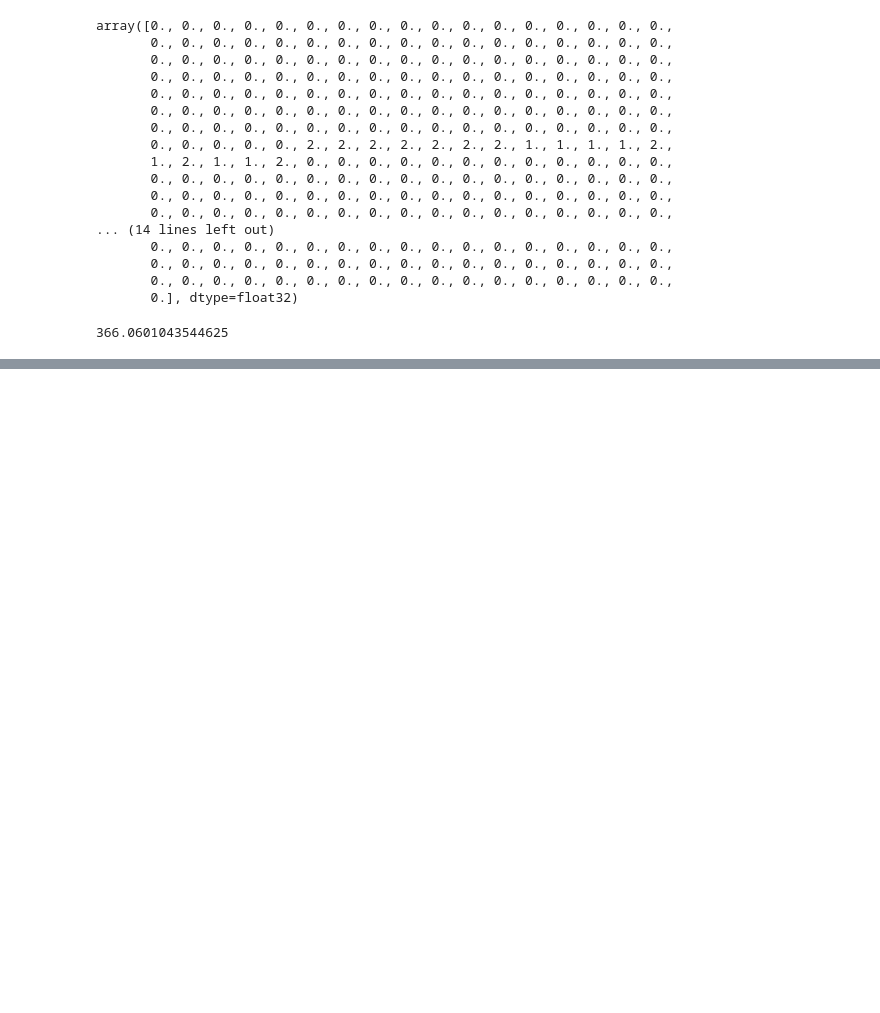
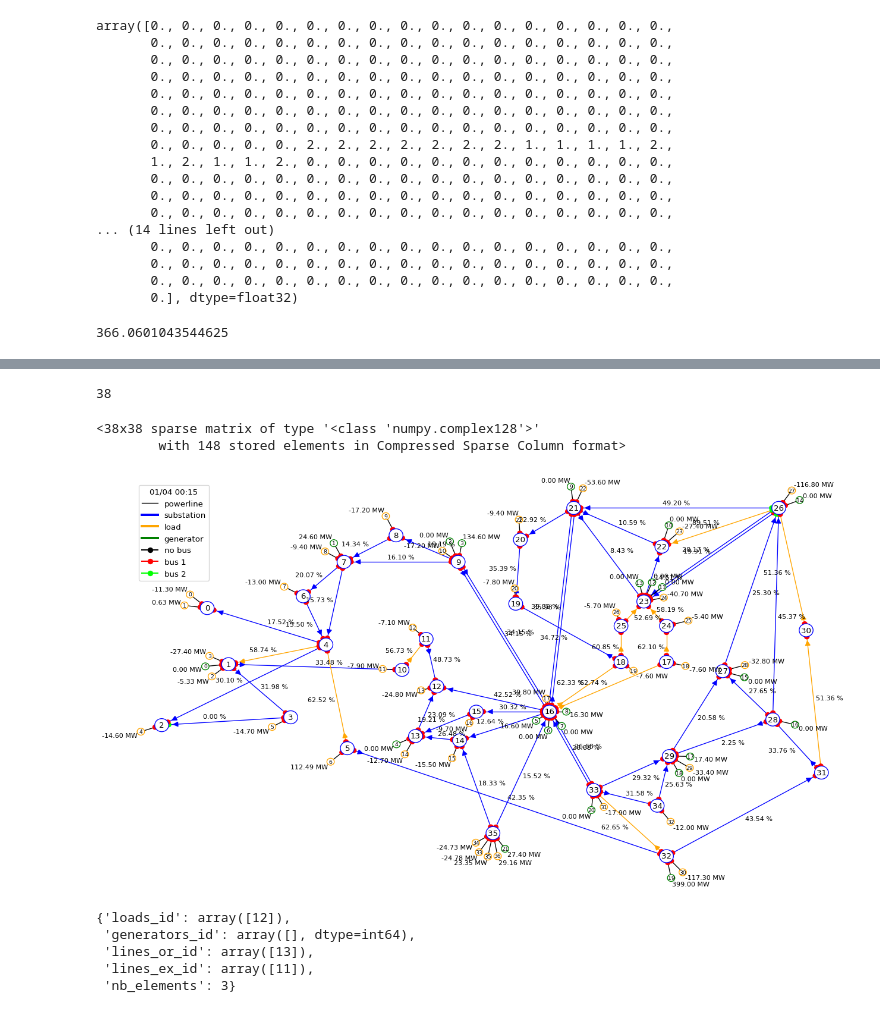
Before and after one commit to falcondai/alpha-grid, a Jupyter notebook: scripts/explore-dataset.ipynb, the cells around one changed output, grey strips where cells are left out. Cells and saved outputs as stored; diff of their text form; code cells hidden in the pictures; blank space fills up the shorter version.

```diff
--- a/scripts/explore-dataset.ipynb
+++ b/scripts/explore-dataset.ipynb
@@ -556,0 +717,2 @@ array(['thermal', 'wind', 'thermal', 'hydro', 'thermal', 'wind', 'solar',
+# %%
+obs_after = _88[0]
@@ -556,0 +734,21 @@ array(['thermal', 'wind', 'thermal', 'hydro', 'thermal', 'wind', 'solar',
+# %%
+env.backend._grid.nb_bus()
+# %% [output]
+38
+# %%
+env.backend._grid.get_Ybus()
+# %% [output]
+<38x38 sparse matrix of type '<class 'numpy.complex128'>'
+        with 148 stored elements in Compressed Sparse Column format>
+# %%
+fig = plot_helper.plot_obs(obs_after)
+# %% [output]
+[figure, added]
+# %%
+env.action_space.get_obj_connect_to(substation_id=11)
+# %% [output]
+{'loads_id': array([12]),
+ 'generators_id': array([], dtype=int64),
+ 'lines_or_id': array([13]),
+ 'lines_ex_id': array([11]),
+ 'nb_elements': 3}
```
Also changed, not shown: parts of 165 cells of this notebook, 6 other files.
